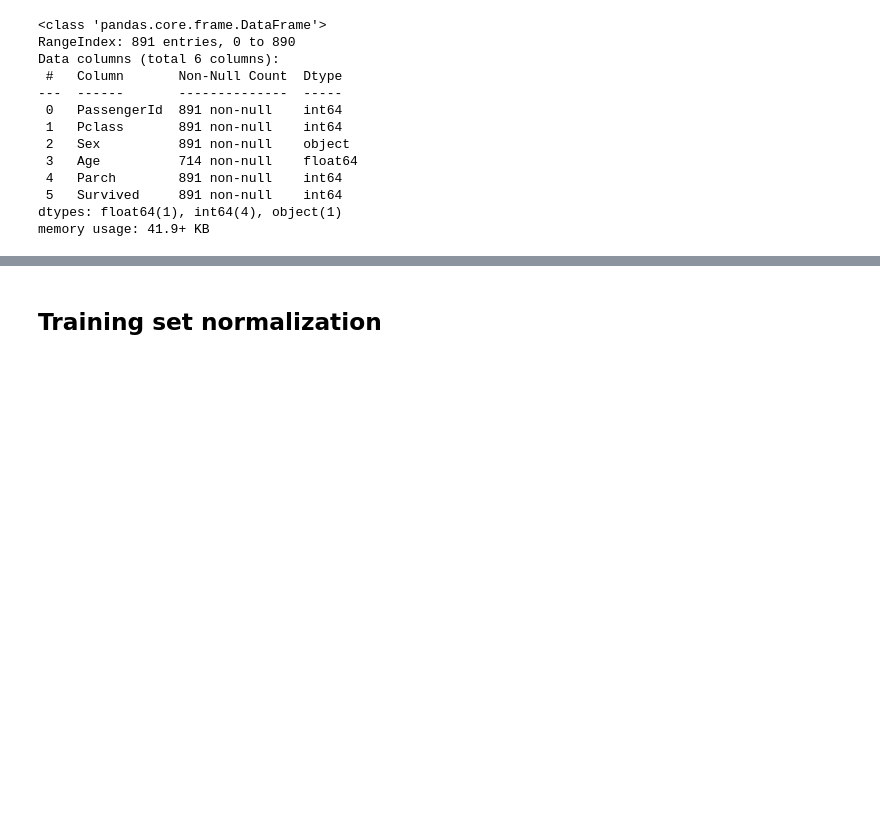
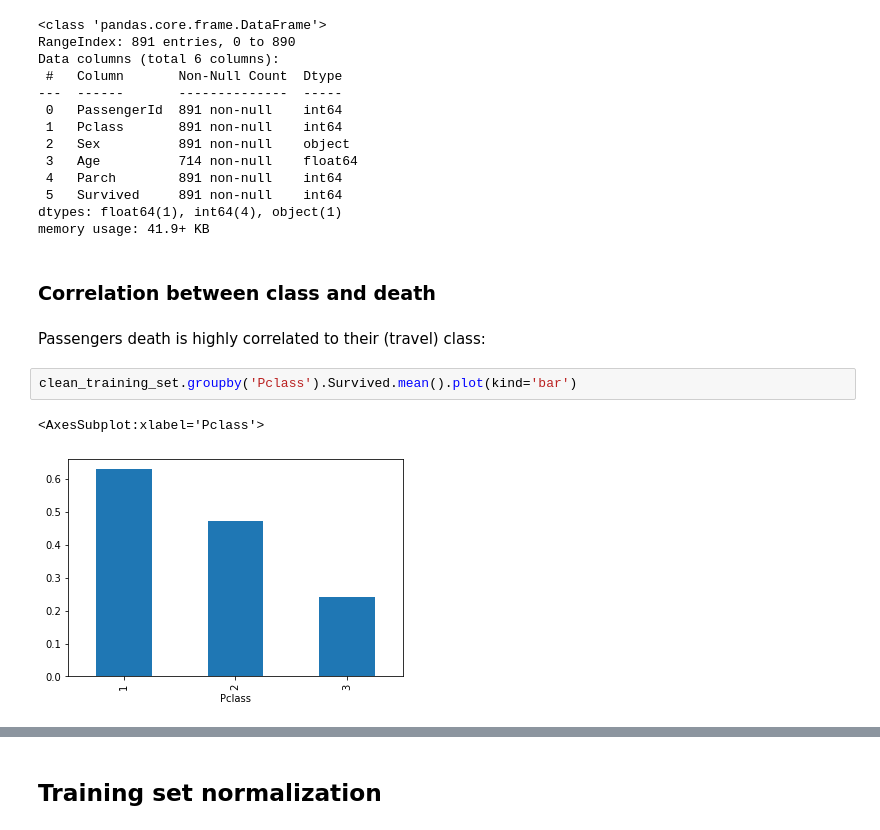
Before and after one commit to Fedege98/TitanicKaggle, a Jupyter notebook: titanicchallenge.ipynb, the cells around one changed output, grey strips where cells are left out. Cells and saved outputs as stored; diff of their text form; blank space fills up the shorter version.

```diff
--- a/titanicchallenge.ipynb
+++ b/titanicchallenge.ipynb
@@ -107,3 +108,12 @@ Data columns (total 6 columns):
  5   Survived     891 non-null    int64
 dtypes: float64(1), int64(4), object(1)
 memory usage: 41.9+ KB
+# %% [markdown]
+### Correlation between class and death
+# %% [markdown]
+Passengers death is highly correlated to their (travel) class:
+# %%
+clean_training_set.groupby('Pclass').Survived.mean().plot(kind='bar')
+# %% [output]
+<AxesSubplot:xlabel='Pclass'>
+[figure, added]
```
Also changed, not shown: parts of 11 cells of this notebook.
